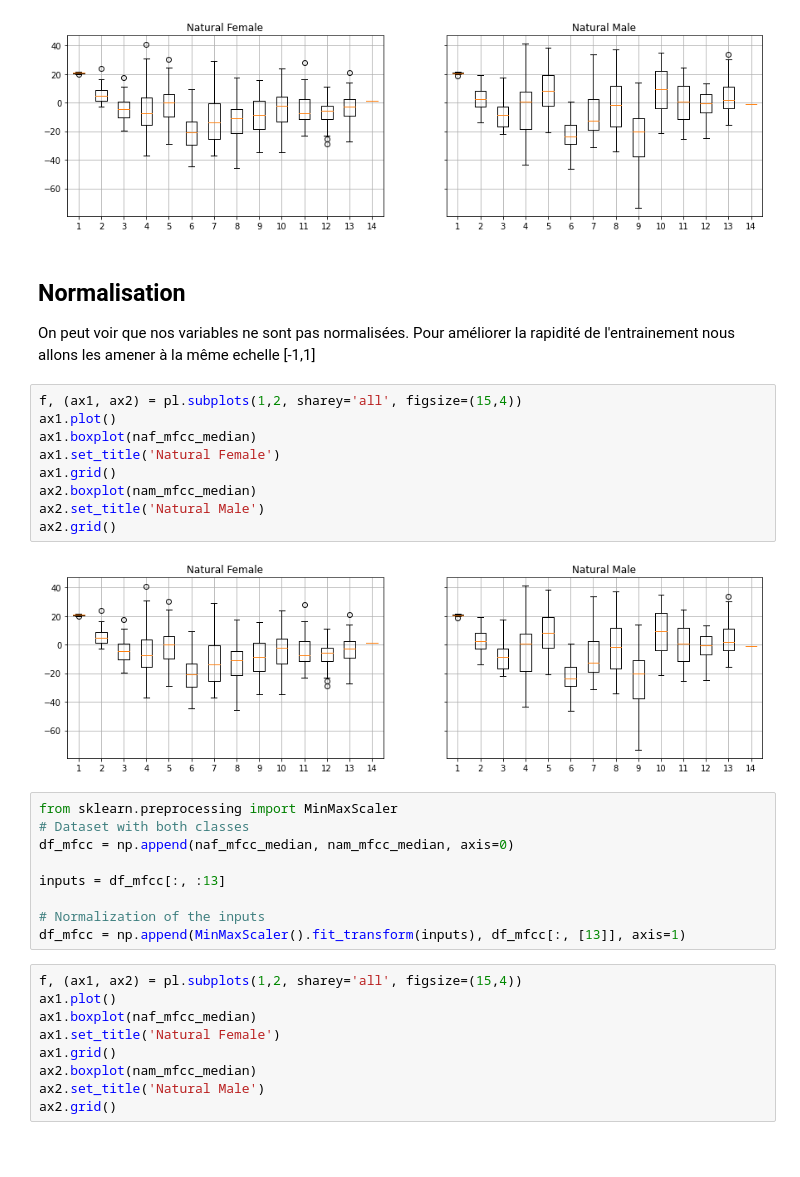
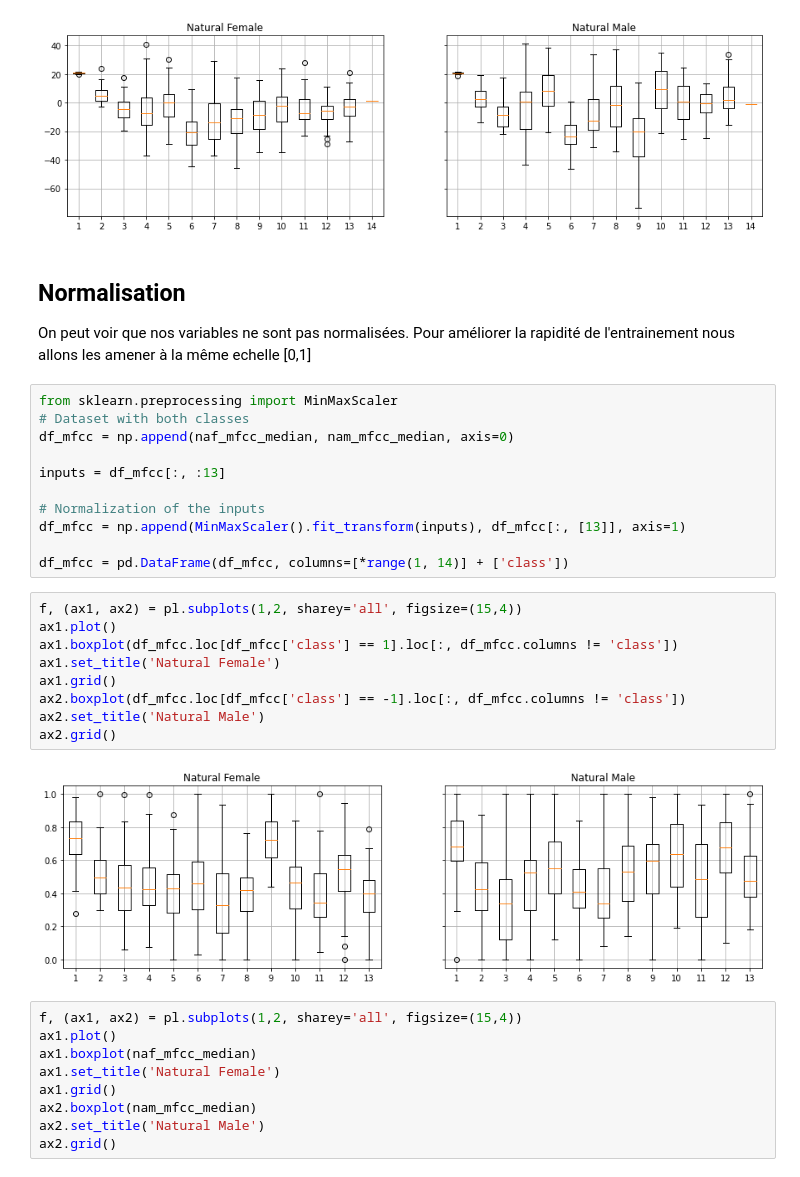
Before and after one commit to Nelson-Jnrnd/ARN_L3, a Jupyter notebook: notebooks/experience_1.ipynb, the cells around one changed output. Drawn from its saved outputs; the diff is of its cells as text; blank space fills up the shorter version.

```diff
--- a/notebooks/experience_1.ipynb
+++ b/notebooks/experience_1.ipynb
@@ -63,27 +63,29 @@ ax2.grid()
 [figure]
 # %% [markdown]
 ## Normalisation
-On peut voir que nos variables ne sont pas normalisées. Pour améliorer la rapidité de l'entrainement nous allons les amener à la même echelle [-1,1]
+On peut voir que nos variables ne sont pas normalisées. Pour améliorer la rapidité de l'entrainement nous allons les amener à la même echelle [0,1]
+# %%
+from sklearn.preprocessing import MinMaxScaler
+# Dataset with both classes
+df_mfcc = np.append(naf_mfcc_median, nam_mfcc_median, axis=0)
+
+inputs = df_mfcc[:, :13]
+
+# Normalization of the inputs
+df_mfcc = np.append(MinMaxScaler().fit_transform(inputs), df_mfcc[:, [13]], axis=1)
+
+df_mfcc = pd.DataFrame(df_mfcc, columns=[*range(1, 14)] + ['class'])
 # %%
 f, (ax1, ax2) = pl.subplots(1,2, sharey='all', figsize=(15,4))
 ax1.plot()
-ax1.boxplot(naf_mfcc_median)
+ax1.boxplot(df_mfcc.loc[df_mfcc['class'] == 1].loc[:, df_mfcc.columns != 'class'])
 ax1.set_title('Natural Female')
 ax1.grid()
-ax2.boxplot(nam_mfcc_median)
+ax2.boxplot(df_mfcc.loc[df_mfcc['class'] == -1].loc[:, df_mfcc.columns != 'class'])
 ax2.set_title('Natural Male')
 ax2.grid()
 # %% [output]
-[figure, old version]
+[figure, new version]
-# %%
-from sklearn.preprocessing import MinMaxScaler
-# Dataset with both classes
-df_mfcc = np.append(naf_mfcc_median, nam_mfcc_median, axis=0)
-
-inputs = df_mfcc[:, :13]
-
-# Normalization of the inputs
-df_mfcc = np.append(MinMaxScaler().fit_transform(inputs), df_mfcc[:, [13]], axis=1)
 # %%
 f, (ax1, ax2) = pl.subplots(1,2, sharey='all', figsize=(15,4))
 ax1.plot()
```
Also changed, not shown: parts of 1 cell of this notebook.
